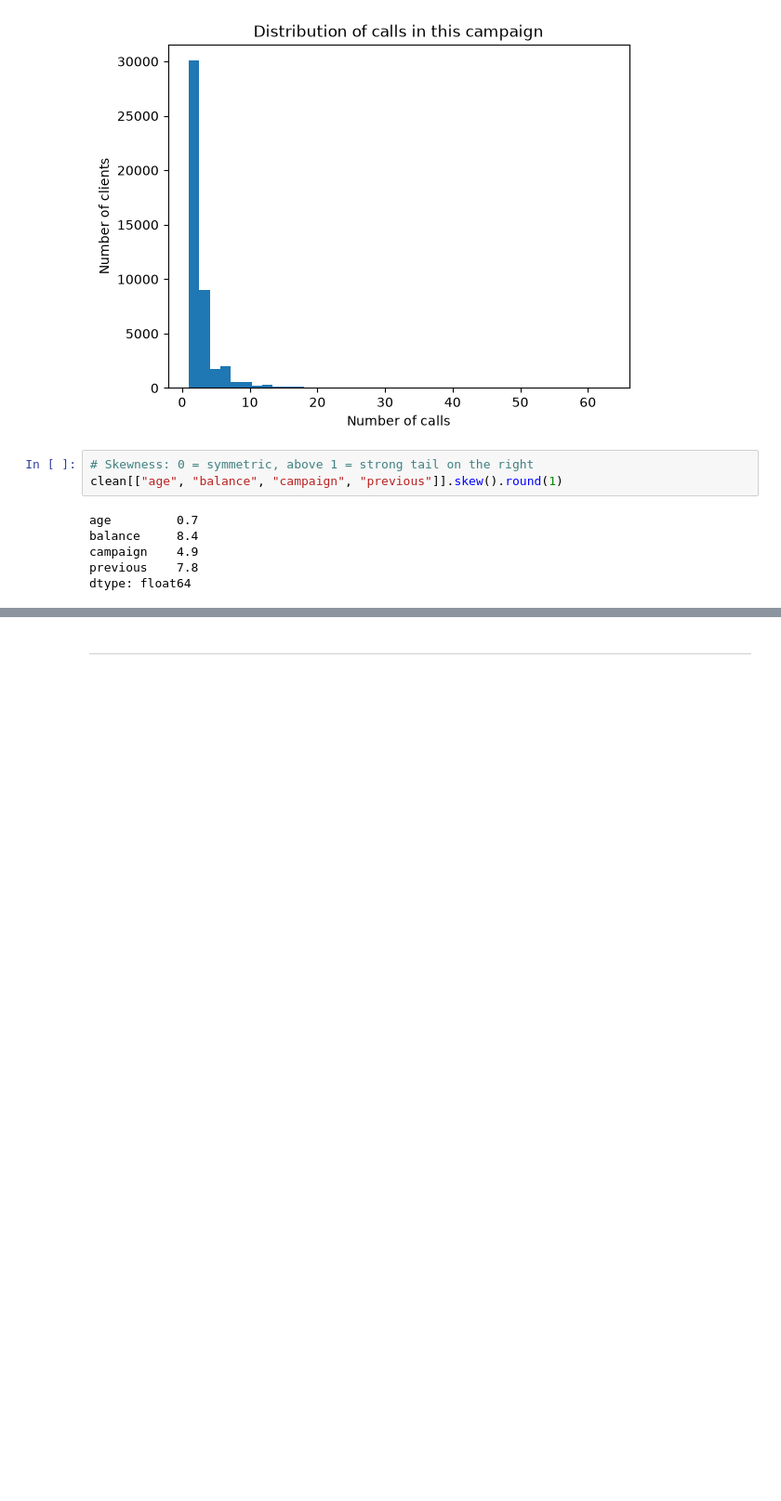
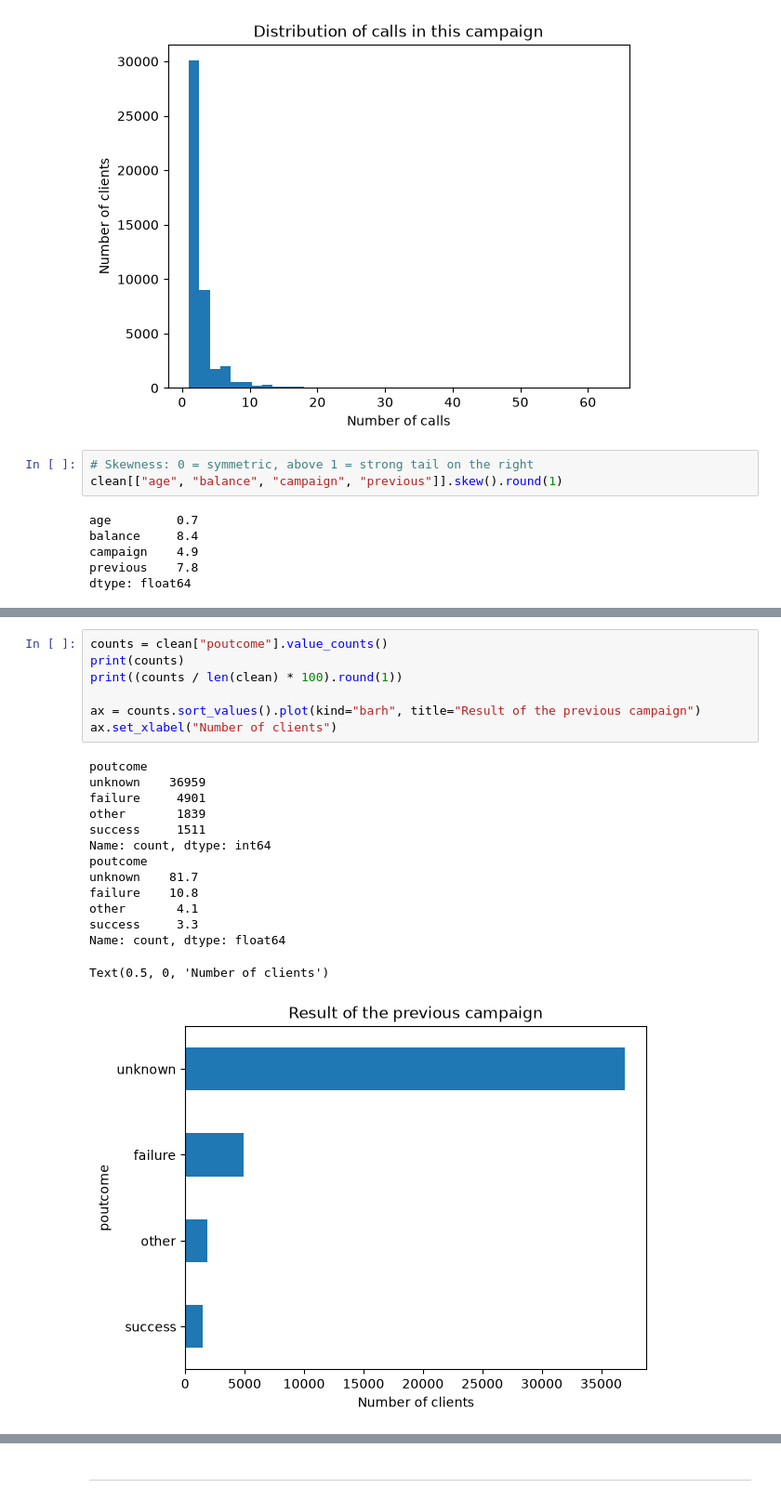
Before and after one commit to nicholas-dumas/ai_mlops_hands_on_exercise, a Jupyter notebook: notebooks/eda.ipynb, the cells around one changed output, grey strips where cells are left out. Shown at 93% size. Cells and saved outputs as stored; diff of their text form; blank space fills up the shorter version.

```diff
--- a/notebooks/eda.ipynb
+++ b/notebooks/eda.ipynb
@@ -221,0 +310,22 @@ dtype: float64
+# %%
+counts = clean["poutcome"].value_counts()
+print(counts)
+print((counts / len(clean) * 100).round(1))
+
+ax = counts.sort_values().plot(kind="barh", title="Result of the previous campaign")
+ax.set_xlabel("Number of clients")
+# %% [output]
+poutcome
+unknown    36959
+failure     4901
+other       1839
+success     1511
+Name: count, dtype: int64
+poutcome
+unknown    81.7
+failure    10.8
+other       4.1
+success     3.3
+Name: count, dtype: float64
+Text(0.5, 0, 'Number of clients')
+[figure, added]
```
Also changed, not shown: parts of 9 cells of this notebook, 1 other file.
